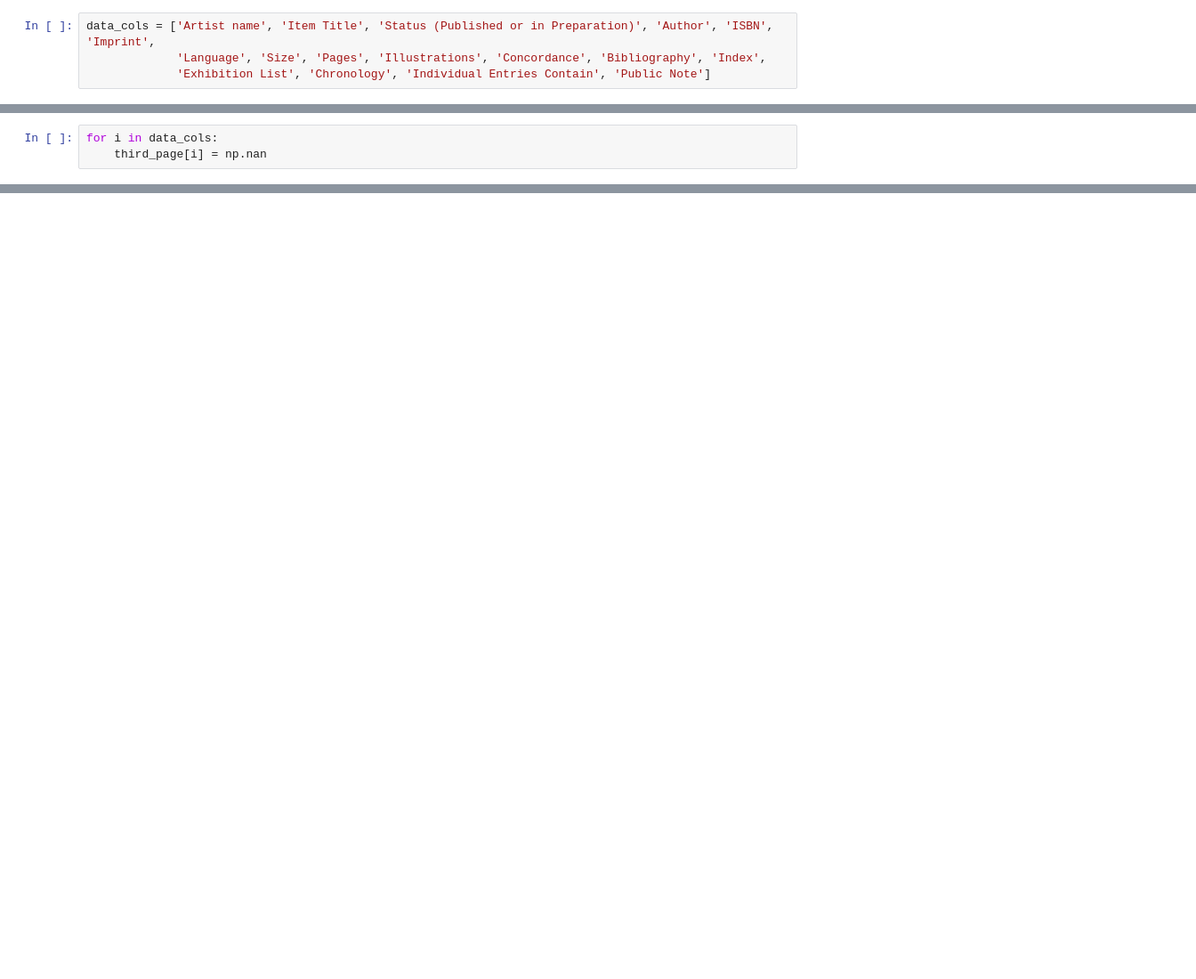
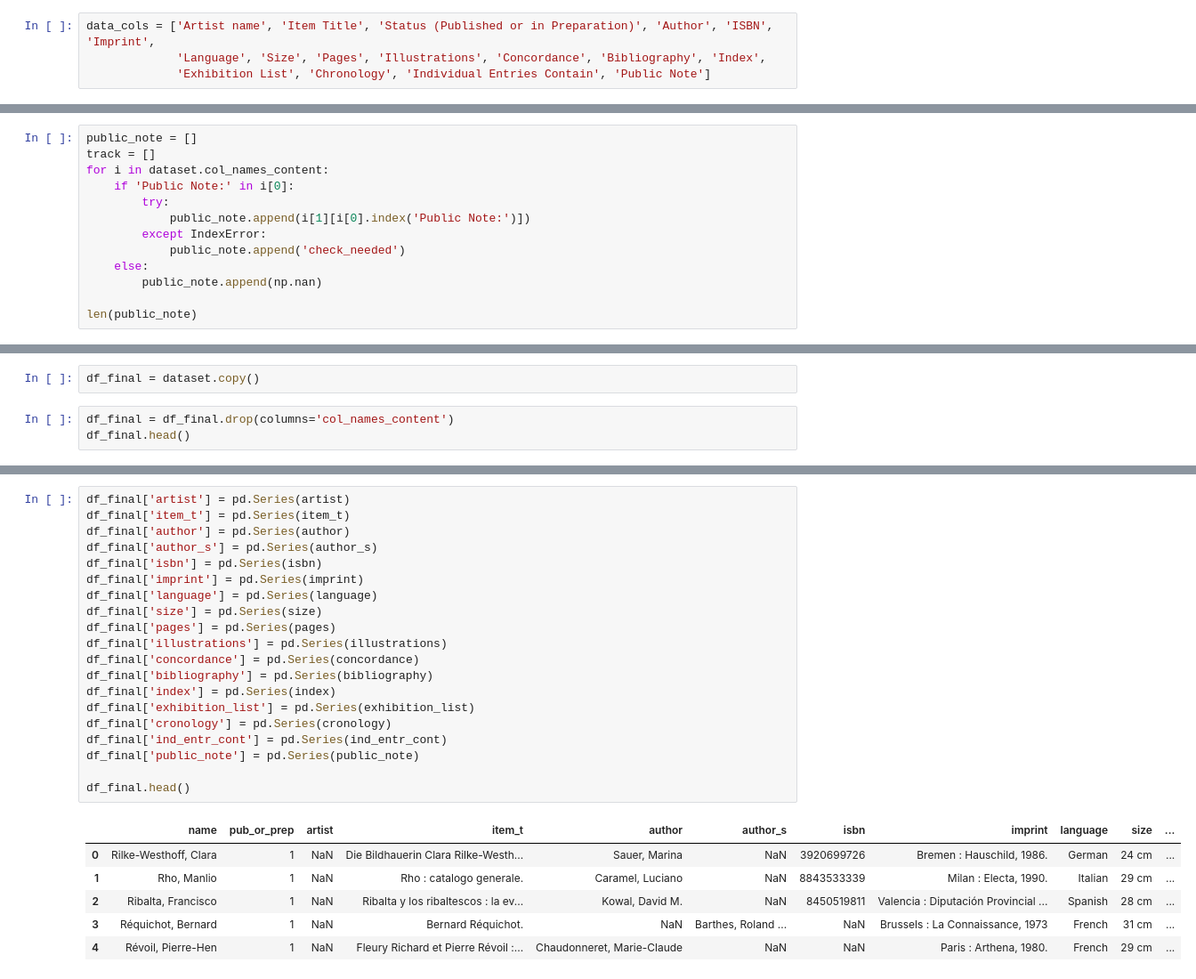
Before and after one commit to ramonprz01/art-auction, a Jupyter notebook: cleaning_part.ipynb, the cells around one changed output, grey strips where cells are left out. Shown at 89% size. Cells and saved outputs as stored; diff of their text form; blank space fills up the shorter version.

```diff
--- a/cleaning_part.ipynb
+++ b/cleaning_part.ipynb
@@ -254,3 +268,0 @@ for p in test_third_page.col_names_content:
-# %%
-for i in data_cols:
-    third_page[i] = np.nan
@@ -256,0 +362,13 @@ for i in data_cols:
+# %%
+public_note = []
+track = []
+for i in dataset.col_names_content:
+    if 'Public Note:' in i[0]:
+        try:
+            public_note.append(i[1][i[0].index('Public Note:')])
+        except IndexError:
+            public_note.append('check_needed')
+    else:
+        public_note.append(np.nan)
+
+len(public_note)
@@ -256,0 +382,5 @@ for i in data_cols:
+# %%
+df_final = dataset.copy()
+# %%
+df_final = df_final.drop(columns='col_names_content')
+df_final.head()
@@ -256,0 +394,27 @@ for i in data_cols:
+# %%
+df_final['artist'] = pd.Series(artist)
+df_final['item_t'] = pd.Series(item_t)
+df_final['author'] = pd.Series(author)
+df_final['author_s'] = pd.Series(author_s)
+df_final['isbn'] = pd.Series(isbn)
+df_final['imprint'] = pd.Series(imprint)
+df_final['language'] = pd.Series(language)
+df_final['size'] = pd.Series(size)
+df_final['pages'] = pd.Series(pages)
+df_final['illustrations'] = pd.Series(illustrations)
+df_final['concordance'] = pd.Series(concordance)
+df_final['bibliography'] = pd.Series(bibliography)
+df_final['index'] = pd.Series(index)
+df_final['exhibition_list'] = pd.Series(exhibition_list)
+df_final['cronology'] = pd.Series(cronology)
+df_final['ind_entr_cont'] = pd.Series(ind_entr_cont)
+df_final['public_note'] = pd.Series(public_note)
+
+df_final.head()
+# %% [output]
+|  | name | pub_or_prep | artist | item_t | author | author_s | isbn | imprint | language | size | ... |
+| 0 | Rilke-Westhoff, Clara | 1 | NaN | Die Bildhauerin Clara Rilke-Westh... | Sauer, Marina | NaN | 3920699726 | Bremen : Hauschild, 1986. | German | 24 cm | ... |
+| 1 | Rho, Manlio | 1 | NaN | Rho : catalogo generale. | Caramel, Luciano | NaN | 8843533339 | Milan : Electa, 1990. | Italian | 29 cm | ... |
+| 2 | Ribalta, Francisco | 1 | NaN | Ribalta y los ribaltescos : la ev... | Kowal, David M. | NaN | 8450519811 | Valencia : Diputación Provincial ... | Spanish | 28 cm | ... |
+| 3 | Réquichot, Bernard | 1 | NaN | Bernard Réquichot. | NaN | Barthes, Roland ... | NaN | Brussels : La Connaissance, 1973 | French | 31 cm | ... |
+| 4 | Révoil, Pierre-Hen | 1 | NaN | Fleury Richard et Pierre Révoil :... | Chaudonneret, Marie-Claude | NaN | NaN | Paris : Arthena, 1980. | French | 29 cm | ... |
```
Also changed, not shown: parts of 39 cells of this notebook, 5 other files.
